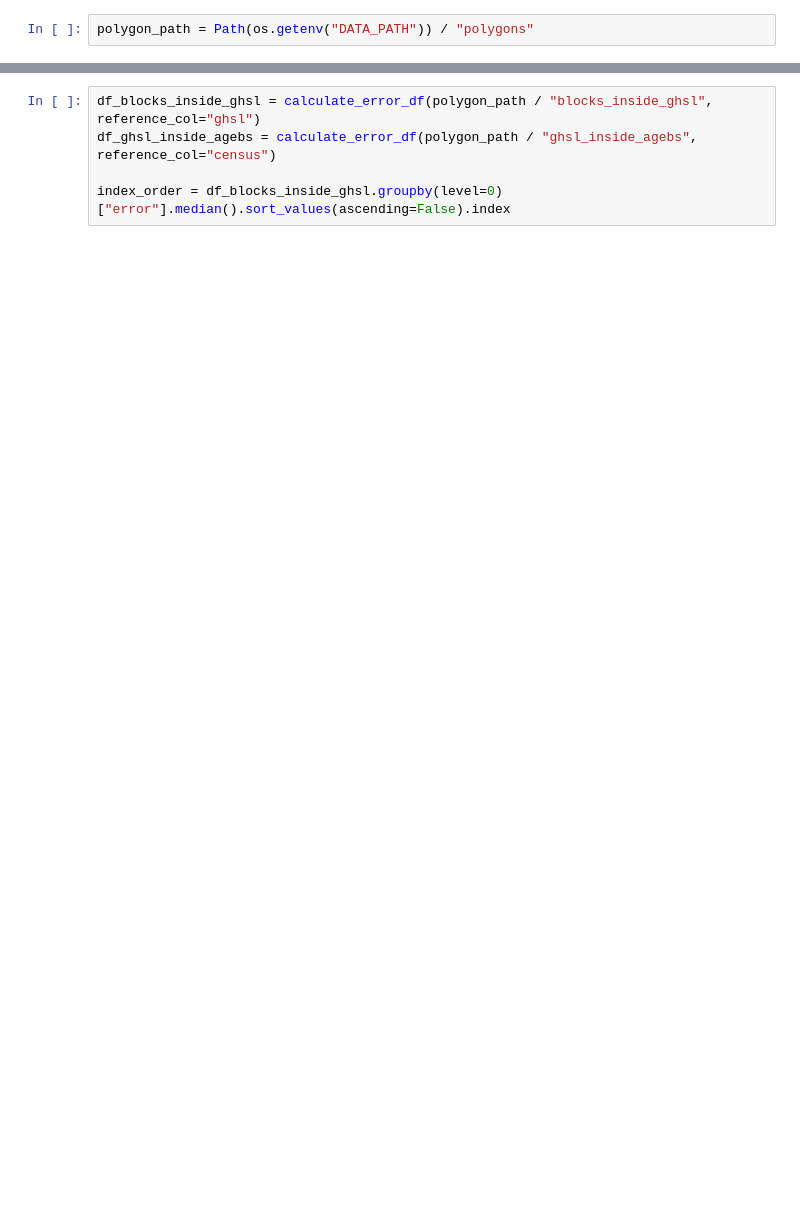
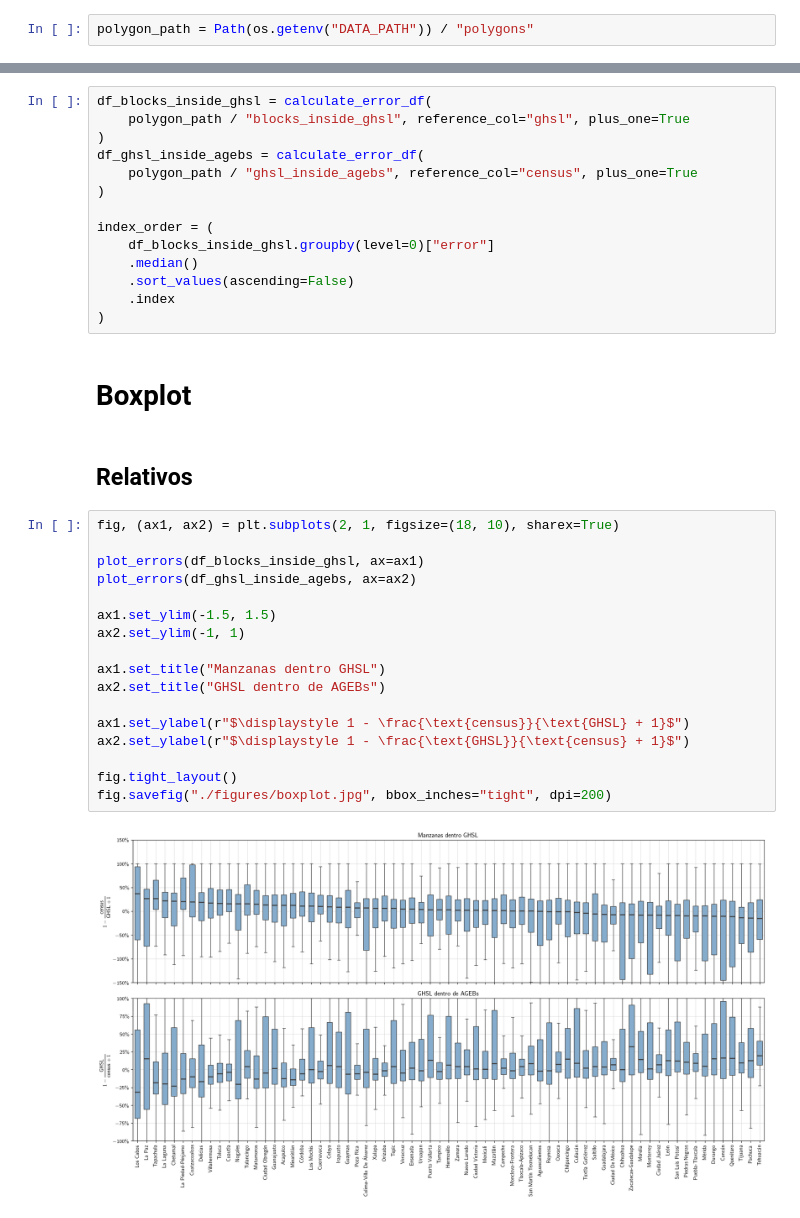
Before and after one commit to RodolfoFigueroa/CUPUM, a Jupyter notebook: stats.ipynb, the cells around one changed output, grey strips where cells are left out. Saved outputs shown, nothing was run; the diff lists cells and outputs as text; blank space fills up the shorter version.

```diff
--- a/stats.ipynb
+++ b/stats.ipynb
@@ -137,7 +181,39 @@ def plot_errors(df_error: pd.DataFrame, index_order: list[str], *, ax: Axes, col
 
     ax.set_xlabel(None)
 # %%
-df_blocks_inside_ghsl = calculate_error_df(polygon_path / "blocks_inside_ghsl", reference_col="ghsl")
-df_ghsl_inside_agebs = calculate_error_df(polygon_path / "ghsl_inside_agebs", reference_col="census")
+df_blocks_inside_ghsl = calculate_error_df(
+    polygon_path / "blocks_inside_ghsl", reference_col="ghsl", plus_one=True
+)
+df_ghsl_inside_agebs = calculate_error_df(
+    polygon_path / "ghsl_inside_agebs", reference_col="census", plus_one=True
+)
 
-index_order = df_blocks_inside_ghsl.groupby(level=0)["error"].median().sort_values(ascending=False).index
+index_order = (
+    df_blocks_inside_ghsl.groupby(level=0)["error"]
+    .median()
+    .sort_values(ascending=False)
+    .index
+)
+# %% [markdown]
+# Boxplot
+# %% [markdown]
+## Relativos
+# %%
+fig, (ax1, ax2) = plt.subplots(2, 1, figsize=(18, 10), sharex=True)
+
+plot_errors(df_blocks_inside_ghsl, ax=ax1)
+plot_errors(df_ghsl_inside_agebs, ax=ax2)
+
+ax1.set_ylim(-1.5, 1.5)
+ax2.set_ylim(-1, 1)
+
+ax1.set_title("Manzanas dentro GHSL")
+ax2.set_title("GHSL dentro de AGEBs")
+
+ax1.set_ylabel(r"$\displaystyle 1 - \frac{\text{census}}{\text{GHSL} + 1}$")
+ax2.set_ylabel(r"$\displaystyle 1 - \frac{\text{GHSL}}{\text{census} + 1}$")
+
+fig.tight_layout()
+fig.savefig("./figures/boxplot.jpg", bbox_inches="tight", dpi=200)
+# %% [output]
+[figure, added]
```
Also changed, not shown: parts of 11 cells of this notebook, 21 other files.
